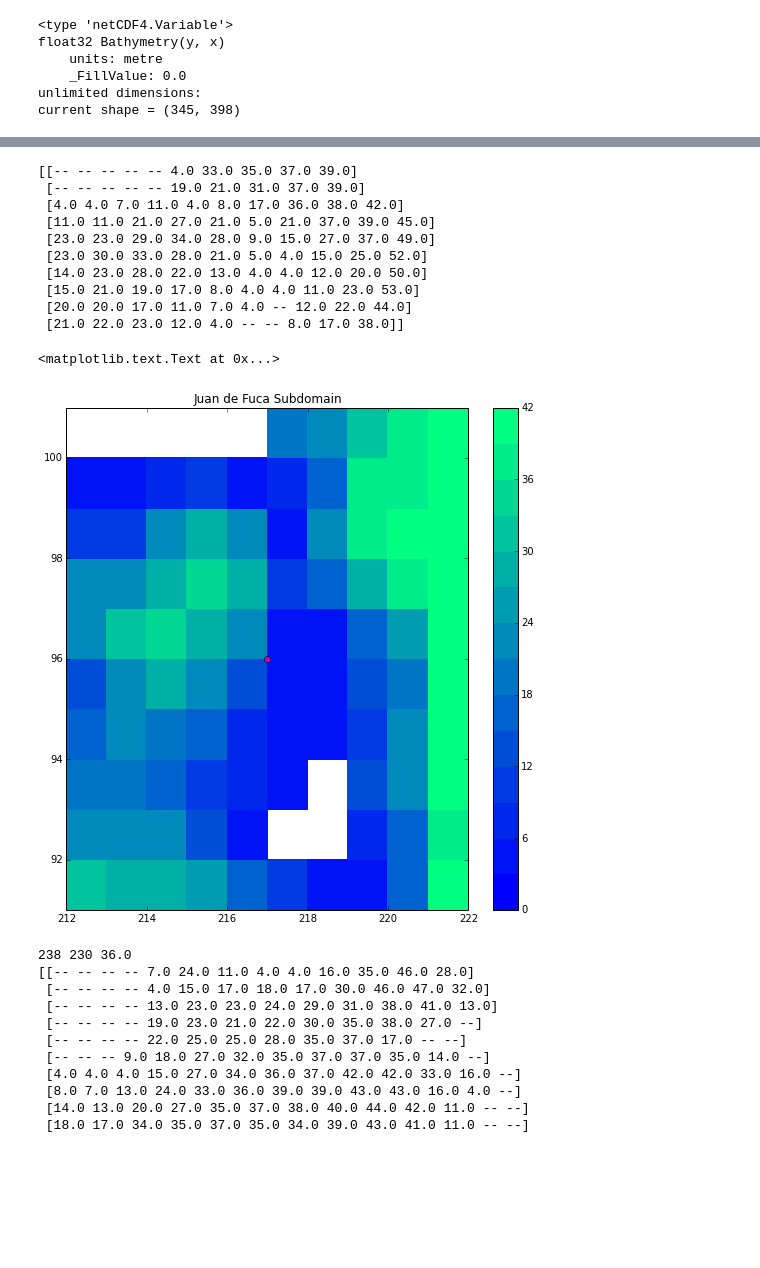
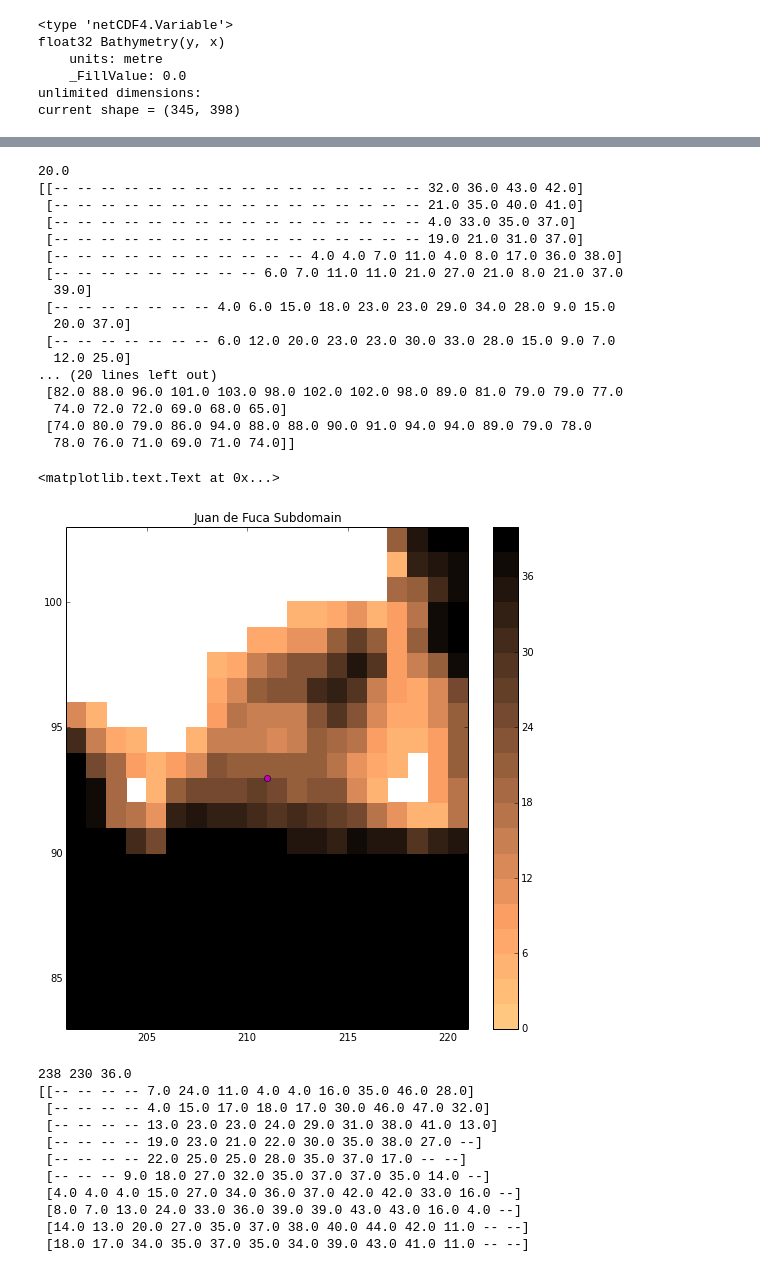
Before and after one commit to SalishSeaCast/tools, a Jupyter notebook: I_ForcingFiles/Open Boundary.ipynb, the cells around one changed output, grey strips where cells are left out. Saved outputs shown, nothing was run; the diff lists cells and outputs as text; code cells hidden in the pictures; blank space fills up the shorter version.

```diff
--- a/I_ForcingFiles/Open Boundary.ipynb
+++ b/I_ForcingFiles/Open Boundary.ipynb
@@ -6,7 +6,7 @@ from matplotlib.ticker import MaxNLocator
 import numpy as np
 import netCDF4 as NC
 # %%
-fB = NC.Dataset('../../input_files/SubDom_bathy_meter_NOBCchancomp.nc','r')
+fB = NC.Dataset('../../nemo-forcing/grid/SubDom_bathy_meter_NOBCchancomp.nc','r')
 D = fB.variables['Bathymetry'][:]
 lat = fB.variables['nav_lat'][:]
 lon = fB.variables['nav_lon'][:]
@@ -20,7 +20,7 @@ unlimited dimensions:
 current shape = (345, 398)
 # %%
 levels = MaxNLocator(nbins=15).tick_values(0, 500.)
-cmap = plt.get_cmap('winter_r')
+cmap = plt.get_cmap('copper_r')
 norm = BoundaryNorm(levels, ncolors=cmap.N, clip=True)
 
 plt.figure(figsize=(9,9))
@@ -30,12 +30,18 @@ im = plt.pcolormesh(lon, lat, D, cmap=cmap, norm=norm)
 # set the limits of the plot to the limits of the data
 lmin = -125.
 lmax = -122.4
+#lmin = -123.5
+#lmax = -123.0
 plt.axis([lmin, lmax, 48., 48.+(lmax-lmin)*74.4/111.2])
 print lat[97-1,217-1],lon[97-1,217-1]
 plt.colorbar()
 plt.plot(lon[97-1,217-1],lat[97-1,217-1],'oy',ms=5)
 plt.plot(lon[76-1,292-1],lat[76-1,292-1],'or',ms=5)
 plt.plot(lon[231-1,239-1],lat[231-1,239-1],'ob',ms=5)
+plt.plot(lon[68-1,218-1],lat[68-1,218-1],'og',ms=5)
+plt.plot(lon[127-1,223-1],lat[127-1,223-1],'og',ms=5)
+plt.plot(lon[108-1,217-1],lat[108-1,217-1],'om',ms=5)
+plt.plot(lon[94-1,212-1],lat[94-1,212-1],'om',ms=5)
 
 
 plt.title('Juan de Fuca Subdomain')
@@ -46,35 +52,43 @@ plt.title('Juan de Fuca Subdomain')
 # %%
-levels = MaxNLocator(nbins=15).tick_values(0, 40.)
+levels = MaxNLocator(nbins=20).tick_values(0, 40.)
 norm = BoundaryNorm(levels, ncolors=cmap.N)
 plt.figure(figsize=(9,9))
 im = plt.pcolormesh(D, cmap=cmap, norm=norm)
 # set the limits of the plot to the limits of the data
-ipt =218
-jpt =97
-s=5
+ipt = 212
+jpt = 94
+s=10
 imin = ipt-s-1
 imax = ipt+s-1
 jmin = jpt-s-1
 jmax = jpt+s-1
 plt.axis([imin, imax, jmin, jmax])
 plt.colorbar()
 
 plt.plot(ipt-1,jpt-1,'om')
+print D[jpt-1,ipt-1]
 print D[jmax:jmin:-1, imin:imax]
 plt.title('Juan de Fuca Subdomain')
 # %% [output]
-[[-- -- -- -- -- 4.0 33.0 35.0 37.0 39.0]
- [-- -- -- -- -- 19.0 21.0 31.0 37.0 39.0]
- [4.0 4.0 7.0 11.0 4.0 8.0 17.0 36.0 38.0 42.0]
- [11.0 11.0 21.0 27.0 21.0 5.0 21.0 37.0 39.0 45.0]
- [23.0 23.0 29.0 34.0 28.0 9.0 15.0 27.0 37.0 49.0]
- [23.0 30.0 33.0 28.0 21.0 5.0 4.0 15.0 25.0 52.0]
- [14.0 23.0 28.0 22.0 13.0 4.0 4.0 12.0 20.0 50.0]
- [15.0 21.0 19.0 17.0 8.0 4.0 4.0 11.0 23.0 53.0]
- [20.0 20.0 17.0 11.0 7.0 4.0 -- 12.0 22.0 44.0]
- [21.0 22.0 23.0 12.0 4.0 -- -- 8.0 17.0 38.0]]
+20.0
+[[-- -- -- -- -- -- -- -- -- -- -- -- -- -- -- -- 32.0 36.0 43.0 42.0]
+ [-- -- -- -- -- -- -- -- -- -- -- -- -- -- -- -- 21.0 35.0 40.0 41.0]
+ [-- -- -- -- -- -- -- -- -- -- -- -- -- -- -- -- 4.0 33.0 35.0 37.0]
+ [-- -- -- -- -- -- -- -- -- -- -- -- -- -- -- -- 19.0 21.0 31.0 37.0]
+ [-- -- -- -- -- -- -- -- -- -- -- 4.0 4.0 7.0 11.0 4.0 8.0 17.0 36.0 38.0]
+ [-- -- -- -- -- -- -- -- -- 6.0 7.0 11.0 11.0 21.0 27.0 21.0 8.0 21.0 37.0
+  39.0]
+ [-- -- -- -- -- -- -- 4.0 6.0 15.0 18.0 23.0 23.0 29.0 34.0 28.0 9.0 15.0
+  20.0 37.0]
+ [-- -- -- -- -- -- -- 6.0 12.0 20.0 23.0 23.0 30.0 33.0 28.0 15.0 9.0 7.0
+  12.0 25.0]
+... (20 lines left out)
+ [82.0 88.0 96.0 101.0 103.0 98.0 102.0 102.0 98.0 89.0 81.0 79.0 79.0 77.0
+  74.0 72.0 72.0 69.0 68.0 65.0]
+ [74.0 80.0 79.0 86.0 94.0 88.0 88.0 90.0 91.0 94.0 94.0 89.0 79.0 78.0
+  78.0 76.0 71.0 69.0 71.0 74.0]]
 <matplotlib.text.Text at 0x...>
-[figure, old version]
+[figure, new version]
 # %%
 e=6
 print ipt-1,jpt-1,D[ipt-1,jpt-1]
```
Also changed, not shown: parts of 1 cell of this notebook.
